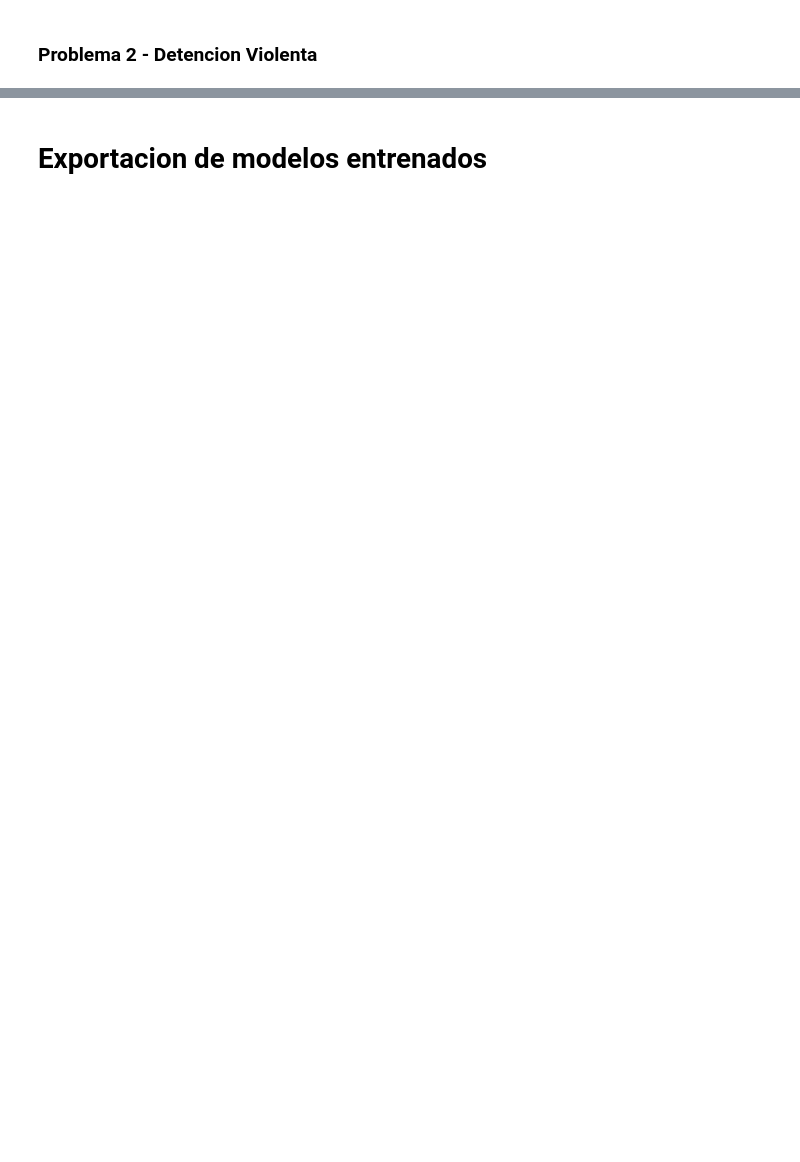
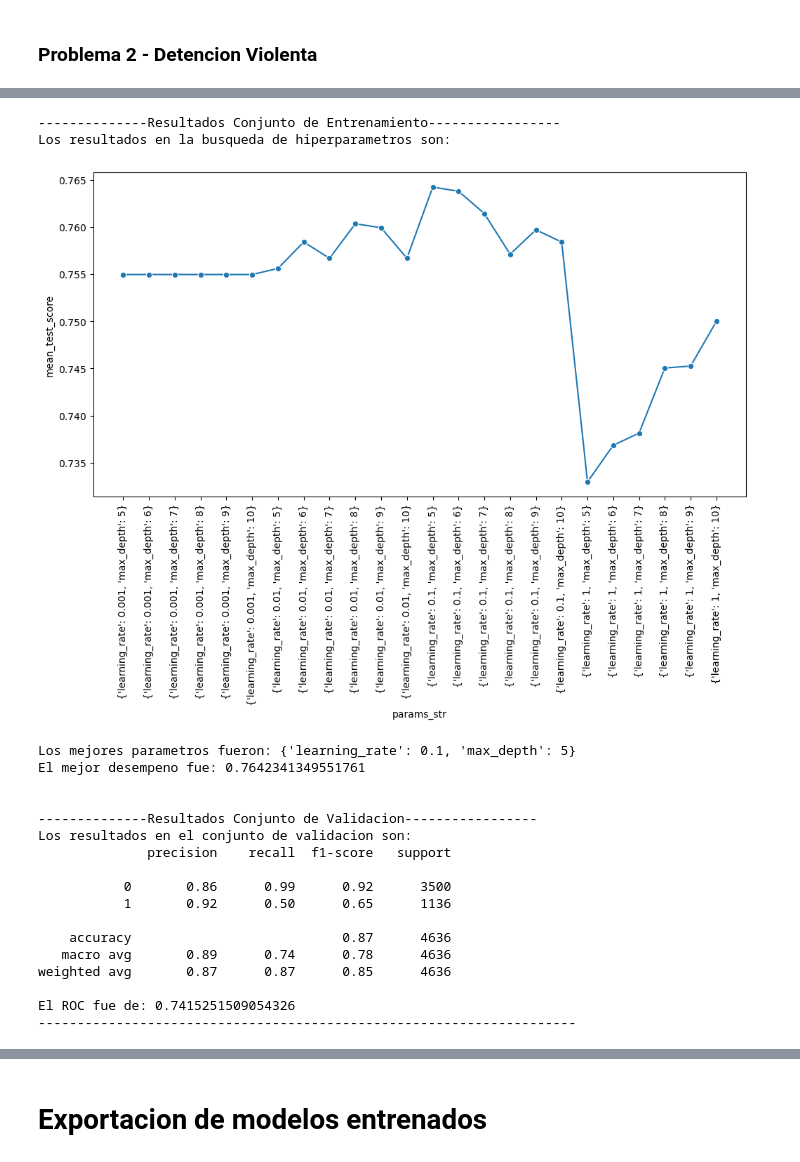
Before and after one commit to JavierRojas14/personal, a Jupyter notebook: G56/machine-learning/prueba/prueba_2/hito_2/javierrojas-prueba-2-hito-2.ipynb, the cells around one changed output, grey strips where cells are left out. Drawn from its saved outputs; the diff is of its cells as text; code cells hidden in the pictures; blank space fills up the shorter version.

```diff
--- a/G56/machine-learning/prueba/prueba_2/hito_2/javierrojas-prueba-2-hito-2.ipynb
+++ b/G56/machine-learning/prueba/prueba_2/hito_2/javierrojas-prueba-2-hito-2.ipynb
@@ -391,0 +443,26 @@ El ROC fue de: 0.9524737386159812
+# %%
+modelo_gradient_boosting_problema_2.fit(X_problema_2_train, y_problema_2_train)
+resultados_gradient_boosting_problema_2 = aux2.obtener_desempeno_modelo_en_grilla(
+    modelo_gradient_boosting_problema_2, X_problema_2_test, y_problema_2_test
+)
+# %% [output]
+--------------Resultados Conjunto de Entrenamiento-----------------
+Los resultados en la busqueda de hiperparametros son:
+[figure, added]
+Los mejores parametros fueron: {'learning_rate': 0.1, 'max_depth': 5}
+El mejor desempeno fue: 0.7642341349551761
+
+
+--------------Resultados Conjunto de Validacion-----------------
+Los resultados en el conjunto de validacion son:
+              precision    recall  f1-score   support
+
+           0       0.86      0.99      0.92      3500
+           1       0.92      0.50      0.65      1136
+
+    accuracy                           0.87      4636
+   macro avg       0.89      0.74      0.78      4636
+weighted avg       0.87      0.87      0.85      4636
+
+El ROC fue de: 0.7415251509054326
+---------------------------------------------------------------------
```
Also changed, not shown: parts of 7 cells of this notebook.
